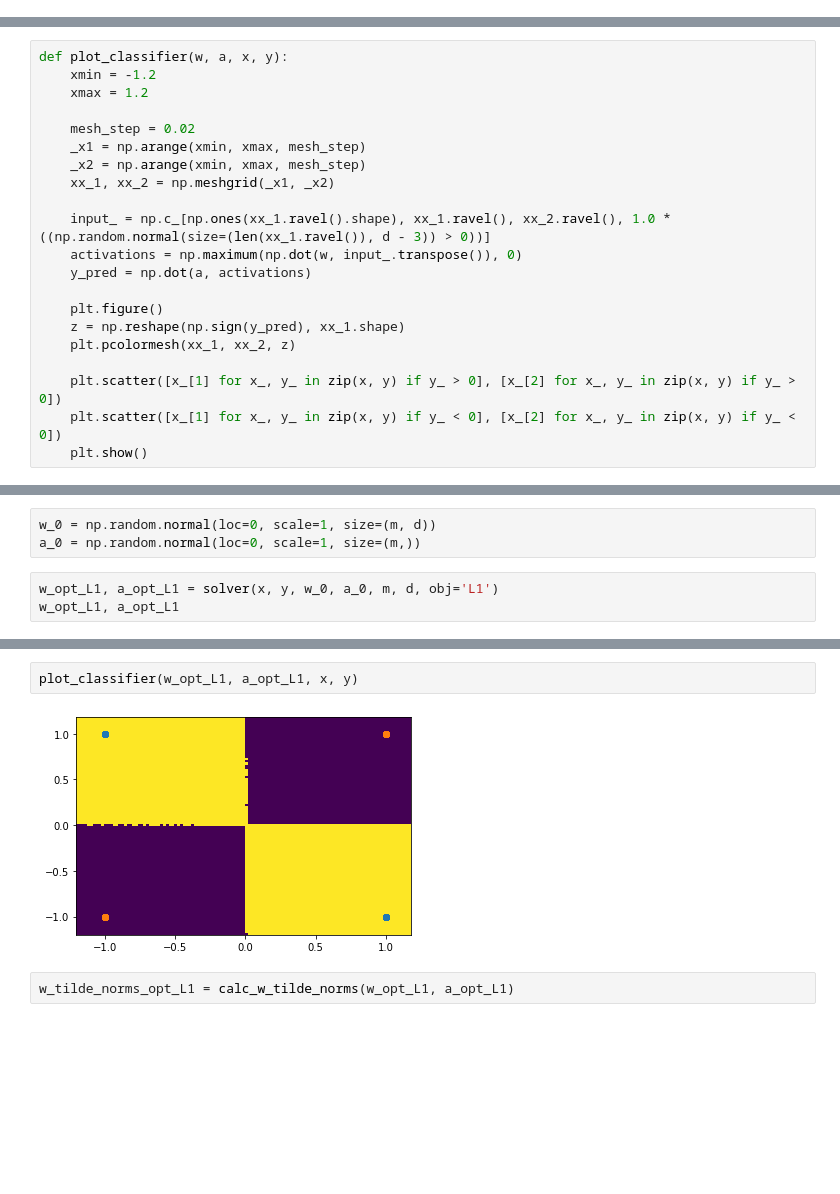
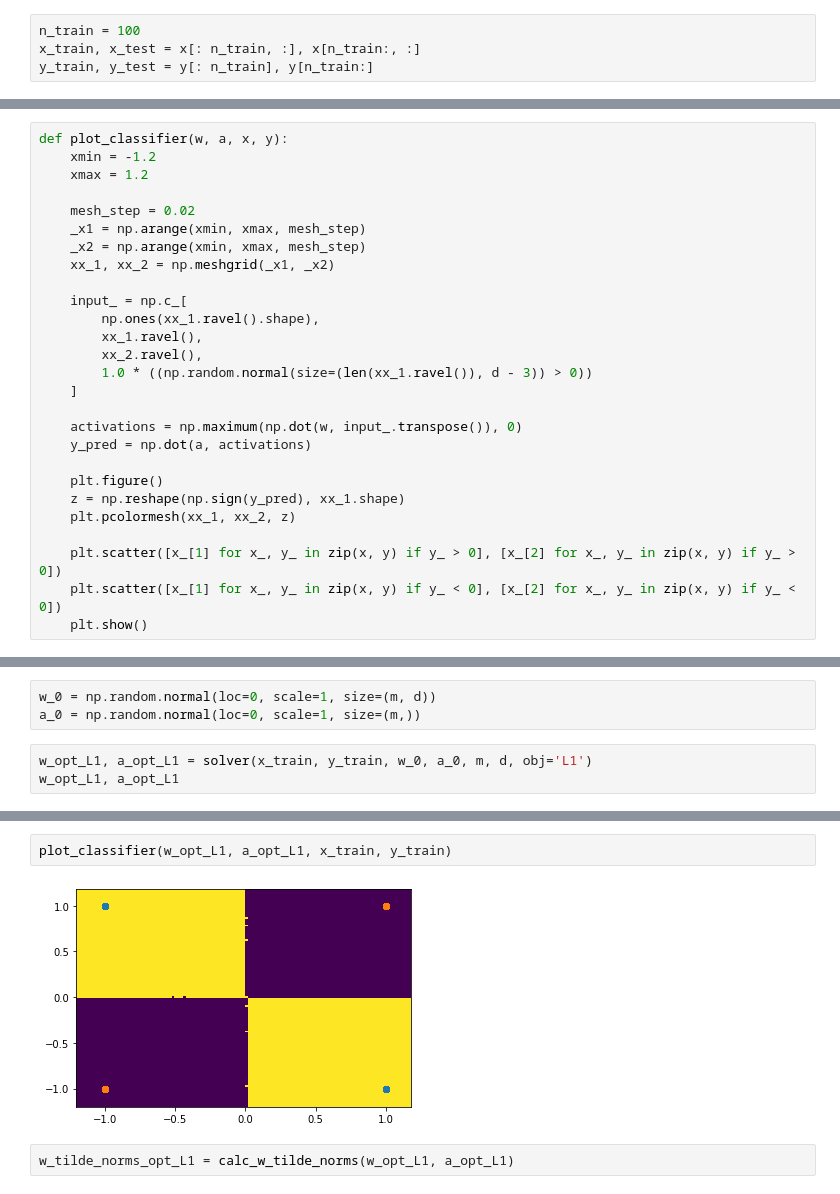
Before and after one commit to shaharazulay/relu-inductive-bias, a Jupyter notebook: source/xor_dataset_empricial_experiment.ipynb, the cells around one changed output, grey strips where cells are left out. Drawn from its saved outputs; the diff is of its cells as text; blank space fills up the shorter version.

```diff
--- a/source/xor_dataset_empricial_experiment.ipynb
+++ b/source/xor_dataset_empricial_experiment.ipynb
@@ -32,33 +29,43 @@ y_train, y_test = y[: int(0.8 * n)], y[int(0.8 * n):]
+# %%
+n_train = 100
+x_train, x_test = x[: n_train, :], x[n_train:, :]
+y_train, y_test = y[: n_train], y[n_train:]
 # %% [markdown]
 ### Utils
 # %%
 def plot_classifier(w, a, x, y):
-	xmin = -1.2
-	xmax = 1.2
+    xmin = -1.2
+    xmax = 1.2
 
-	mesh_step = 0.02
-	_x1 = np.arange(xmin, xmax, mesh_step)
-	_x2 = np.arange(xmin, xmax, mesh_step)
-	xx_1, xx_2 = np.meshgrid(_x1, _x2)
+    mesh_step = 0.02
+    _x1 = np.arange(xmin, xmax, mesh_step)
+    _x2 = np.arange(xmin, xmax, mesh_step)
+    xx_1, xx_2 = np.meshgrid(_x1, _x2)
 
-	input_ = np.c_[np.ones(xx_1.ravel().shape), xx_1.ravel(), xx_2.ravel(), 1.0 * ((np.random.normal(size=(len(xx_1.ravel()), d - 3)) > 0))]
-	activations = np.maximum(np.dot(w, input_.transpose()), 0)
-	y_pred = np.dot(a, activations)
+    input_ = np.c_[
+        np.ones(xx_1.ravel().shape),
+        xx_1.ravel(),
+        xx_2.ravel(),
+        1.0 * ((np.random.normal(size=(len(xx_1.ravel()), d - 3)) > 0))
+    ]
 
-	plt.figure()
-	z = np.reshape(np.sign(y_pred), xx_1.shape)
-	plt.pcolormesh(xx_1, xx_2, z)
+    activations = np.maximum(np.dot(w, input_.transpose()), 0)
+    y_pred = np.dot(a, activations)
 
-	plt.scatter([x_[1] for x_, y_ in zip(x, y) if y_ > 0], [x_[2] for x_, y_ in zip(x, y) if y_ > 0])
-	plt.scatter([x_[1] for x_, y_ in zip(x, y) if y_ < 0], [x_[2] for x_, y_ in zip(x, y) if y_ < 0])
-	plt.show()
+    plt.figure()
+    z = np.reshape(np.sign(y_pred), xx_1.shape)
+    plt.pcolormesh(xx_1, xx_2, z)
+
+    plt.scatter([x_[1] for x_, y_ in zip(x, y) if y_ > 0], [x_[2] for x_, y_ in zip(x, y) if y_ > 0])
+    plt.scatter([x_[1] for x_, y_ in zip(x, y) if y_ < 0], [x_[2] for x_, y_ in zip(x, y) if y_ < 0])
+    plt.show()
 # %% [markdown]
 ### Solve L1
 # %%
 w_0 = np.random.normal(loc=0, scale=1, size=(m, d))
 a_0 = np.random.normal(loc=0, scale=1, size=(m,))
 # %%
-w_opt_L1, a_opt_L1 = solver(x, y, w_0, a_0, m, d, obj='L1')
+w_opt_L1, a_opt_L1 = solver(x_train, y_train, w_0, a_0, m, d, obj='L1')
 w_opt_L1, a_opt_L1
 # %% [output]
 Optimization terminated successfully.    (Exit mode 0)
@@ -86,7 +93,7 @@ Optimization terminated successfully.    (Exit mode 0)
 # %%
-plot_classifier(w_opt_L1, a_opt_L1, x, y)
+plot_classifier(w_opt_L1, a_opt_L1, x_train, y_train)
 # %% [output]
-[figure, old version]
+[figure, new version]
 # %%
 w_tilde_norms_opt_L1 = calc_w_tilde_norms(w_opt_L1, a_opt_L1)
 # %%
```
Also changed, not shown: parts of 23 cells of this notebook, 7 other files.
